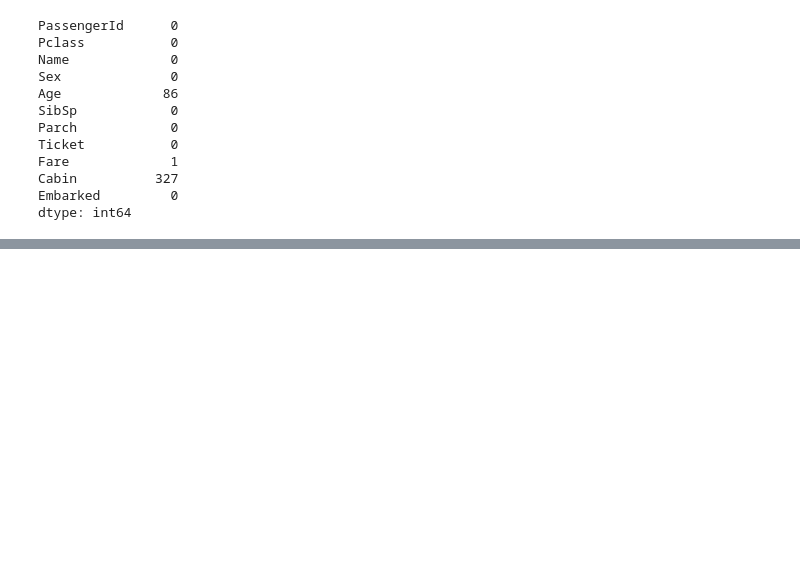
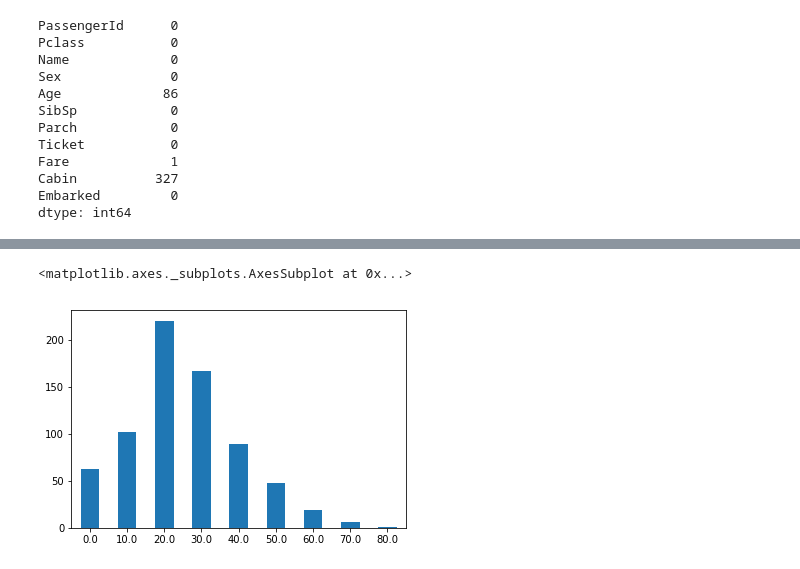
Before and after one commit to gjustin40/Kaggle, a Jupyter notebook: Titanic/Kaggle_Titanic.ipynb, the cells around one changed output, grey strips where cells are left out. Drawn from its saved outputs; the diff is of its cells as text; code cells hidden in the pictures; blank space fills up the shorter version.

```diff
--- a/Titanic/Kaggle_Titanic.ipynb
+++ b/Titanic/Kaggle_Titanic.ipynb
@@ -103,0 +127,3 @@ def chart_bar(feature):
+# %%
+train = pd.read_csv('train.csv')
+test = pd.read_csv('test.csv')
@@ -144,0 +174,10 @@ train_test = [train, test]
+# %%
+train.loc[train.Age < 10, "Age"] = 0
+train.loc[(train.Age >= 10) & (train.Age < 20), "Age"] = 10
+train.loc[(train.Age >= 20) & (train.Age < 30), "Age"] = 20
+train.loc[(train.Age >= 30) & (train.Age < 40), "Age"] = 30
+train.loc[(train.Age >= 40) & (train.Age < 50), "Age"] = 40
+train.loc[(train.Age >= 50) & (train.Age < 60), "Age"] = 50
+train.loc[(train.Age >= 60) & (train.Age < 70), "Age"] = 60
+train.loc[(train.Age >= 70) & (train.Age < 80), "Age"] = 70
+train["Age"].value_counts()
@@ -144,0 +208,5 @@ train_test = [train, test]
+# %%
+train["Age"].value_counts().sort_index().plot(kind = 'bar', rot = 0)
+# %% [output]
+<matplotlib.axes._subplots.AxesSubplot at 0x...>
+[figure, added]
```
Also changed, not shown: parts of 15 cells of this notebook.
